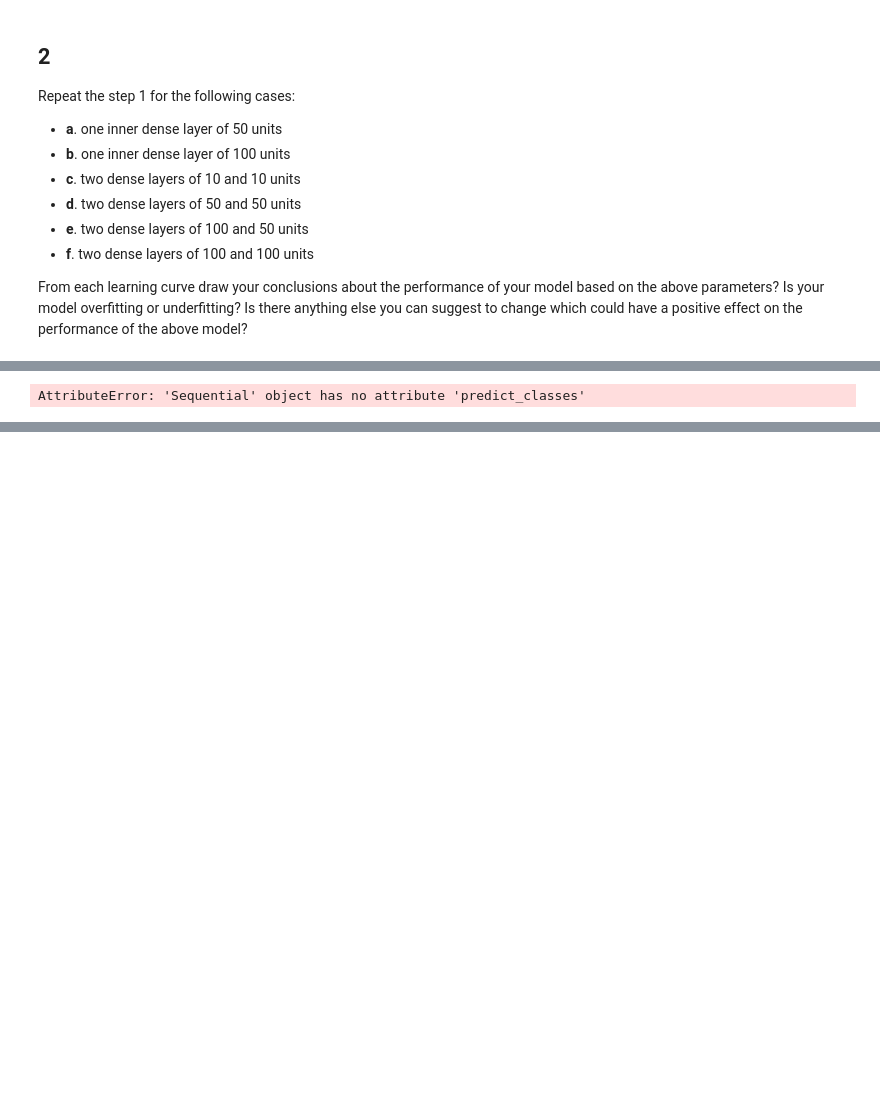
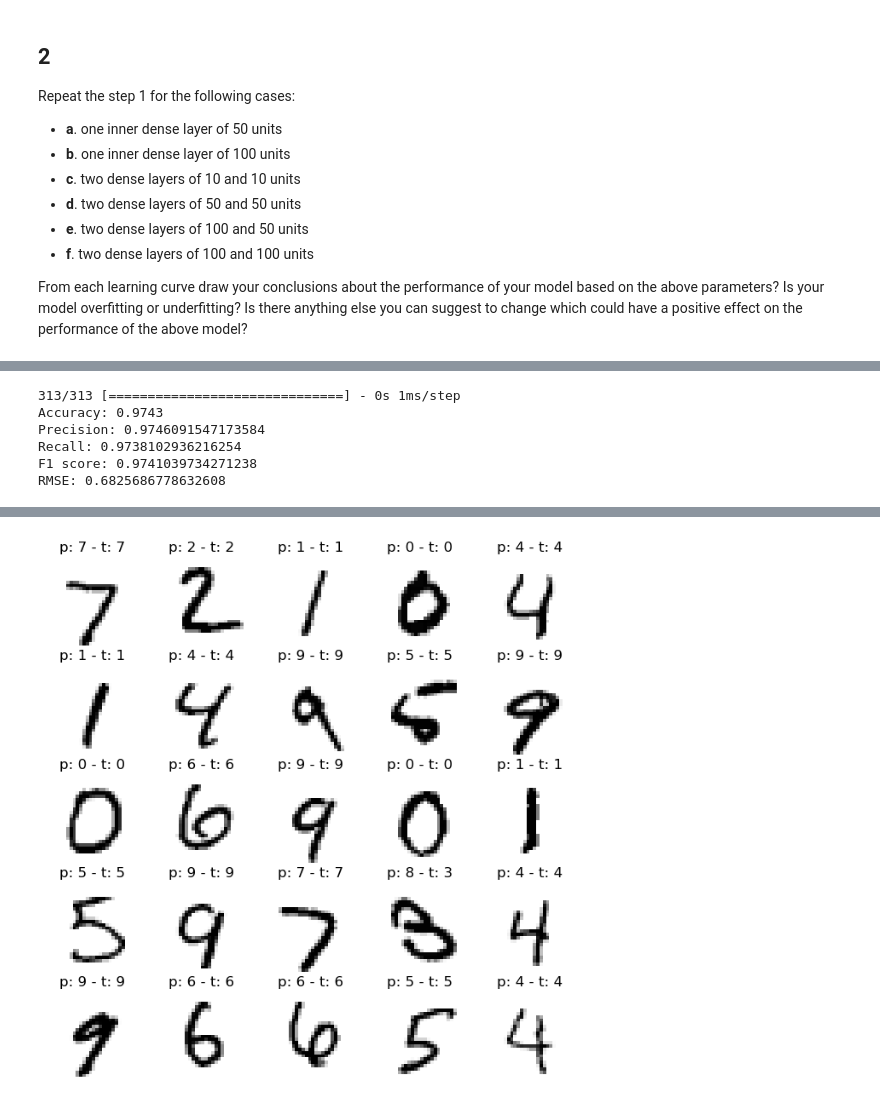
Before and after one commit to lucanatorvs/Applied_Artificial_Intelligence_Lab, a Jupyter notebook: 4/lab4.ipynb, the cells around one changed output, grey strips where cells are left out. Cells and saved outputs as stored; diff of their text form; code cells hidden in the pictures; blank space fills up the shorter version.

```diff
--- a/4/lab4.ipynb
+++ b/4/lab4.ipynb
@@ -240,18 +313,26 @@ Epoch 100/100
 # %%
+key = "two dense layers of 50 and 50 units and lr=0.1"
+
 # evaluate the model on the test set
 # print the accuracy, precision, recall and f1 score and RMSE
 import sklearn.metrics as metrics
-y_pred = model.predict_classes(X_test)
+y_pred = models[key].predict(X_test)
+y_pred = np.argmax(y_pred, axis=1)
 print("Accuracy:",metrics.accuracy_score(y_test, y_pred))
 print("Precision:",metrics.precision_score(y_test, y_pred, average='macro'))
 print("Recall:",metrics.recall_score(y_test, y_pred, average='macro'))
 print("F1 score:",metrics.f1_score(y_test, y_pred, average='macro'))
 print("RMSE:",np.sqrt(metrics.mean_squared_error(y_test, y_pred)))
 # %% [output]
-AttributeError: 'Sequential' object has no attribute 'predict_classes'
+313/313 [==============================] - 0s 1ms/step
+Accuracy: 0.9743
+Precision: 0.9746091547173584
+Recall: 0.9738102936216254
+F1 score: 0.9741039734271238
+RMSE: 0.6825686778632608
 # %%
 X_new = X_test[:25]
-y_proba = model.predict(X_new)
+y_proba = models[key].predict(X_new)
 y_pred = np.argmax(y_proba, axis=-1)
 
 plt.figure(figsize=(8,8))
@@ -259,7 +340,7 @@ for index, image in enumerate(X_new):
     plt.subplot(5,5,index+1)
     plt.imshow(image, cmap = mpl.cm.binary)
     plt.axis("off")
-    plt.title("p: " + str(y_pred[index]) + "<- t: " + str(y_test[index]))
+    plt.title("p: " + str(y_pred[index]) + " - t: " + str(y_test[index]))
 
 plt.show()
 # %% [output]
@@ -266,0 +348 @@ NameError: name 'model' is not defined
+[figure, added]
```
Also changed, not shown: parts of 14 cells of this notebook, 2 other files.
